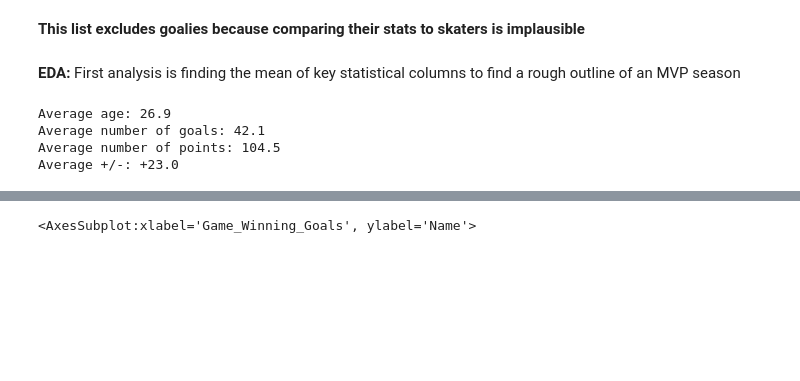
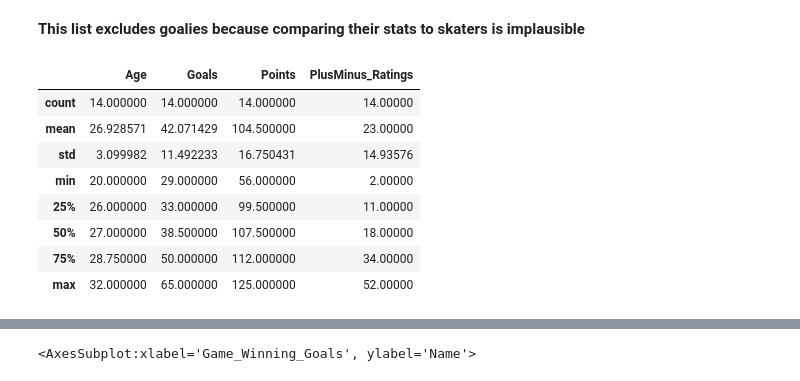
Before and after one commit to data301-2021-winter1/project-group38-project, a Jupyter notebook: notebooks/analysis2.ipynb, the cells around one changed output, grey strips where cells are left out. Drawn from its saved outputs; the diff is of its cells as text; code cells hidden in the pictures; blank space fills up the shorter version.

Commit message:
Finished formatting my notebook and complete the merge chains

```diff
--- a/notebooks/analysis2.ipynb
+++ b/notebooks/analysis2.ipynb
@@ -114,0 +124,3 @@ nhl_analysis_merged2
+# %%
+mvp_skaters = pf.mvp_seasons("../data/raw/NHL_Players_Statistics.csv")
+mvp_skaters
@@ -115,19 +143,15 @@ nhl_analysis_merged2
 # %% [markdown]
 **This list excludes goalies because comparing their stats to skaters is implausible**
-# %% [markdown]
-**EDA:** First analysis is finding the mean of key statistical columns to find a rough outline of an MVP season
-# %%
-mean_age = nhl_analysis_merged2["Age"].mean()
-mean_goals = nhl_analysis_merged2["Goals"].mean()
-mean_points = nhl_analysis_merged2["Points"].mean()
-mean_plus_minus = nhl_analysis_merged2["PlusMinus_Ratings"].mean()
-print(f"Average age: {mean_age:.1f}")
-print(f"Average number of goals: {mean_goals:.1f}")
-print(f"Average number of points: {mean_points}")
-print(f"Average +/-: +{mean_plus_minus}")
-# %% [output]
-Average age: 26.9
-Average number of goals: 42.1
-Average number of points: 104.5
-Average +/-: +23.0
+# %%
+mvp_skaters[["Age","Goals","Points","PlusMinus_Ratings"]].describe()
+# %% [output]
+|  | Age | Goals | Points | PlusMinus_Ratings |
+| count | 14.000000 | 14.000000 | 14.000000 | 14.00000 |
+| mean | 26.928571 | 42.071429 | 104.500000 | 23.00000 |
+| std | 3.099982 | 11.492233 | 16.750431 | 14.93576 |
+| min | 20.000000 | 29.000000 | 56.000000 | 2.00000 |
+| 25% | 26.000000 | 33.000000 | 99.500000 | 11.00000 |
+| 50% | 27.000000 | 38.500000 | 107.500000 | 18.00000 |
+| 75% | 28.750000 | 50.000000 | 112.000000 | 34.00000 |
+| max | 32.000000 | 65.000000 | 125.000000 | 52.00000 |
 # %% [markdown]
```
Also changed, not shown: parts of 40 cells of this notebook.
